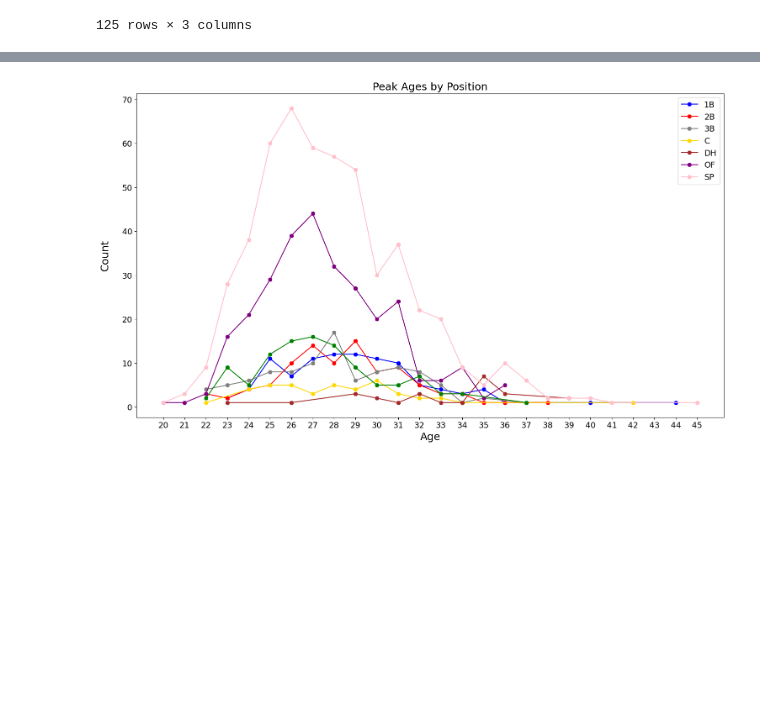
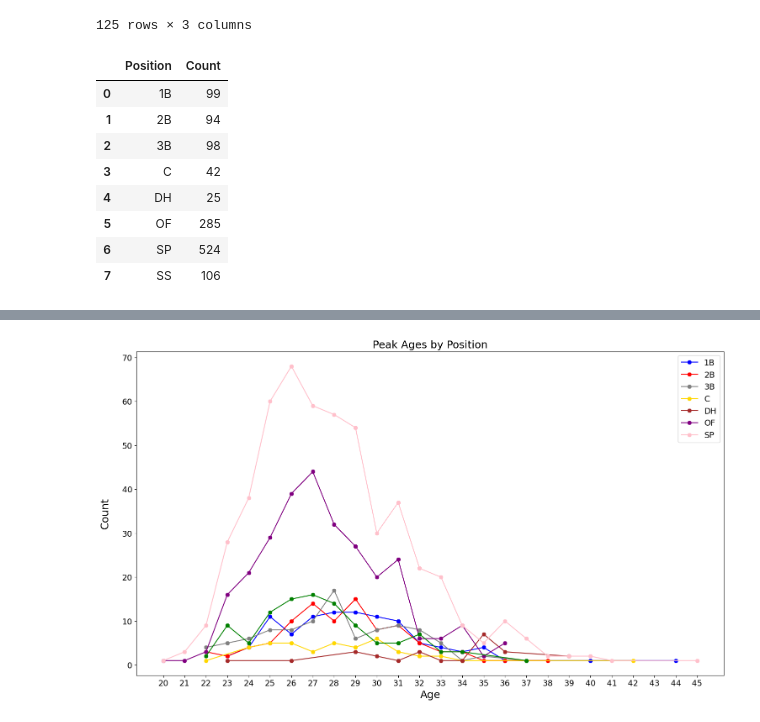
Before and after one commit to mcogrysko/DataScience-FinalProject, a Jupyter notebook: Peak Ages by Position - Batters and Pitchers.ipynb, the cells around one changed output, grey strips where cells are left out. Saved outputs shown, nothing was run; the diff lists cells and outputs as text; code cells hidden in the pictures; blank space fills up the shorter version.

```diff
--- a/Peak Ages by Position - Batters and Pitchers.ipynb
+++ b/Peak Ages by Position - Batters and Pitchers.ipynb
@@ -183,3 +199,19 @@ df_grp
 | 123 | 44 | 1B | 1 |
 | 124 | 45 | SP | 1 |
 125 rows × 3 columns
+# %%
+#for position counts
+df_grp_pos = pd.DataFrame(df_all['Pos_Cat'])
+df_grp_pos = df_grp_pos.groupby(['Pos_Cat']).value_counts().reset_index()
+df_grp_pos = df_grp_pos.rename(columns={'Pos_Cat':'Position',0:'Count'})
+df_grp_pos
+# %% [output]
+|  | Position | Count |
+| 0 | 1B | 99 |
+| 1 | 2B | 94 |
+| 2 | 3B | 98 |
+| 3 | C | 42 |
+| 4 | DH | 25 |
+| 5 | OF | 285 |
+| 6 | SP | 524 |
+| 7 | SS | 106 |
```
Also changed, not shown: parts of 2 cells of this notebook, 2 other files.
